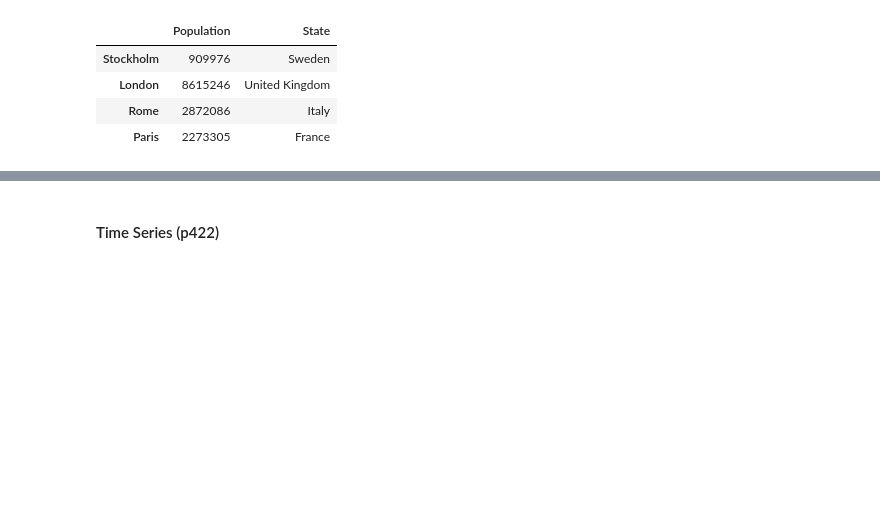
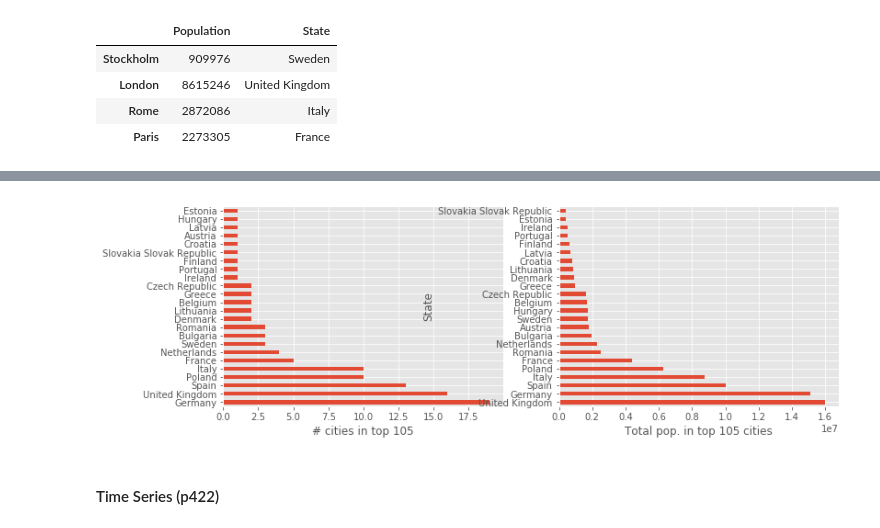
Before and after one commit to mathlarvalab/Nemurecal_Python, a Jupyter notebook: code/ch10/gee.ipynb, the cells around one changed output, grey strips where cells are left out. Cells and saved outputs as stored; diff of their text form; code cells hidden in the pictures; blank space fills up the shorter version.

```diff
--- a/code/ch10/gee.ipynb
+++ b/code/ch10/gee.ipynb
@@ -159,0 +312,5 @@ df
+# %%
+# sort_index method accepts a list of column names which creates
+# a hierarchical index
+df_pop3 = df_pop.set_index(["State", "City"]).sort_index(level=0)
+df_pop3.head(7)
@@ -159,0 +347,6 @@ df
+# %%
+# sort by a column using sort_vslues method
+df_pop.set_index("City").sort_values(
+    ["State", "NumericalPopulation"],
+    ascending=[False, True])\
+.head()
@@ -159,0 +361,4 @@ df
+# %%
+# count the number of cities each country has
+city_counts = df_pop.State.value_counts()
+city_counts.head()
@@ -159,0 +386,9 @@ df
+# %%
+# use the groupby method to group rows of a DataFrame by the values
+# of a given column and apply a reduction function on the resulting object
+# which results in a new DataFrame with the grouped-by columns as index
+df_pop5 = (df_pop.drop("Rank", axis=1)
+    .groupby("State").sum()
+    .sort_values("NumericalPopulation", ascending=False)
+)
+df_pop5.head()
@@ -160,3 +403,13 @@ df
+# %%
+# use plot method of the Series object to plot bar graphs
+# for the city count and the total population
+fig, (ax1, ax2) = plt.subplots(1, 2, figsize=(12, 4))
+city_counts.plot(kind='barh', ax=ax1)
+ax1.set_xlabel("# cities in top 105")
+df_pop5.NumericalPopulation.plot(kind='barh', ax=ax2)
+ax2.set_xlabel("Total pop. in top 105 cities");
+# %% [output]
+[figure, added]
 # %% [markdown]
 #### Time Series (p422)
 # %% [markdown]
```
Also changed, not shown: parts of 25 cells of this notebook.
